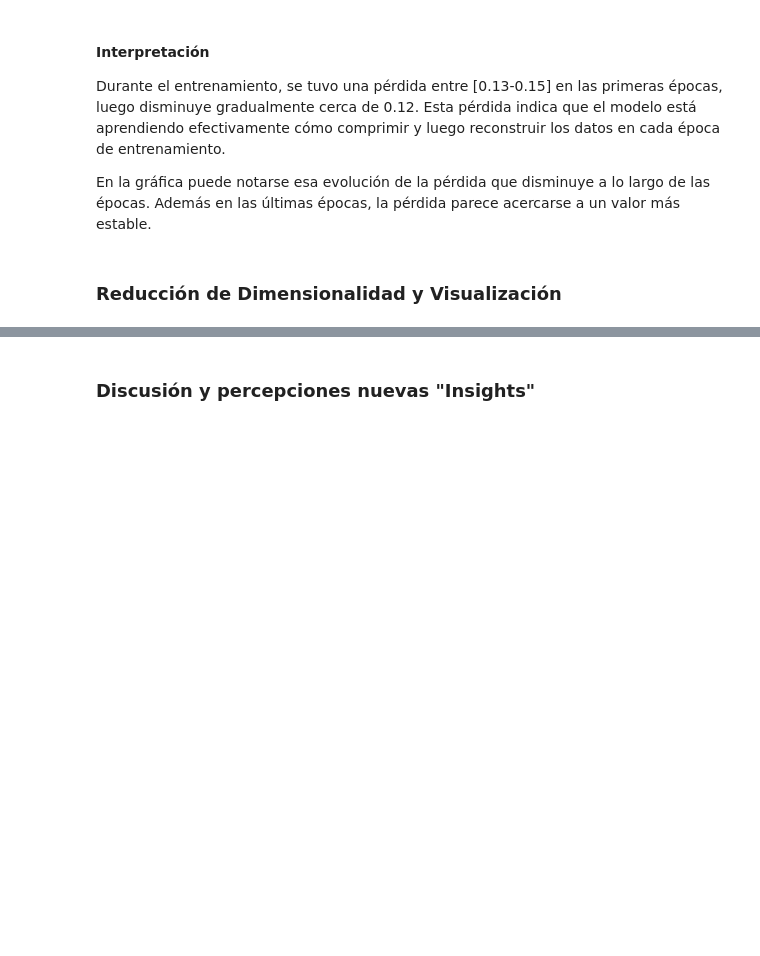
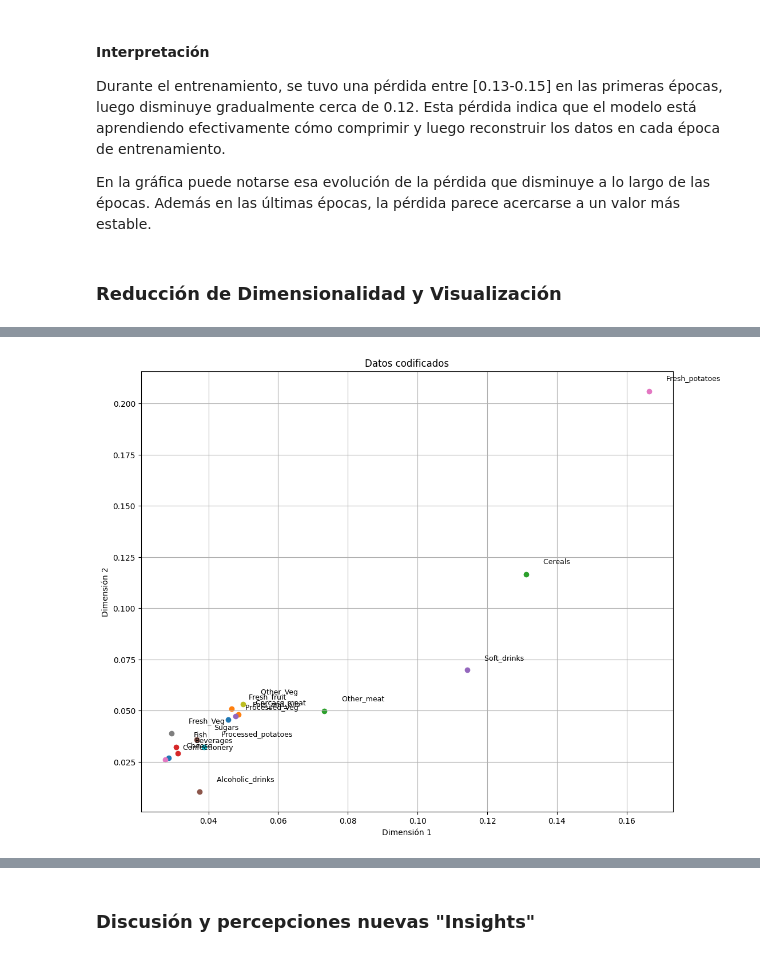
Before and after one commit to MelissaPerez09/Lab05-CC3084, a Jupyter notebook: lab05.ipynb, the cells around one changed output, grey strips where cells are left out. Drawn from its saved outputs; the diff is of its cells as text; code cells hidden in the pictures; blank space fills up the shorter version.

```diff
--- a/lab05.ipynb
+++ b/lab05.ipynb
@@ -205,3 +203,6 @@ Durante el entrenamiento, se tuvo una pérdida entre [0.13-0.15] en las primeras
 En la gráfica puede notarse esa evolución de la pérdida que disminuye a lo largo de las épocas. Además en las últimas épocas, la pérdida parece acercarse a un valor más estable.
 # %% [markdown]
 ### Reducción de Dimensionalidad y Visualización
+# %%
+encoder = Model(input_layer, bottleneck)
+encoded_data = encoder.predict(df_scaled)
@@ -207,0 +211,12 @@ En la gráfica puede notarse esa evolución de la pérdida que disminuye a lo la
+# %%
+plt.figure(figsize=(12, 10))
+for i, food in enumerate(df.iloc[:, 0]):
+    plt.scatter(encoded_data[i, 0], encoded_data[i, 1])
+    plt.text(encoded_data[i, 0]+0.005, encoded_data[i, 1]+0.005, food, fontsize=9)
+plt.title('Datos codificados')
+plt.xlabel('Dimensión 1')
+plt.ylabel('Dimensión 2')
+plt.grid(True)
+plt.show()
+# %% [output]
+[figure, added]
```
Also changed, not shown: parts of 10 cells of this notebook.
